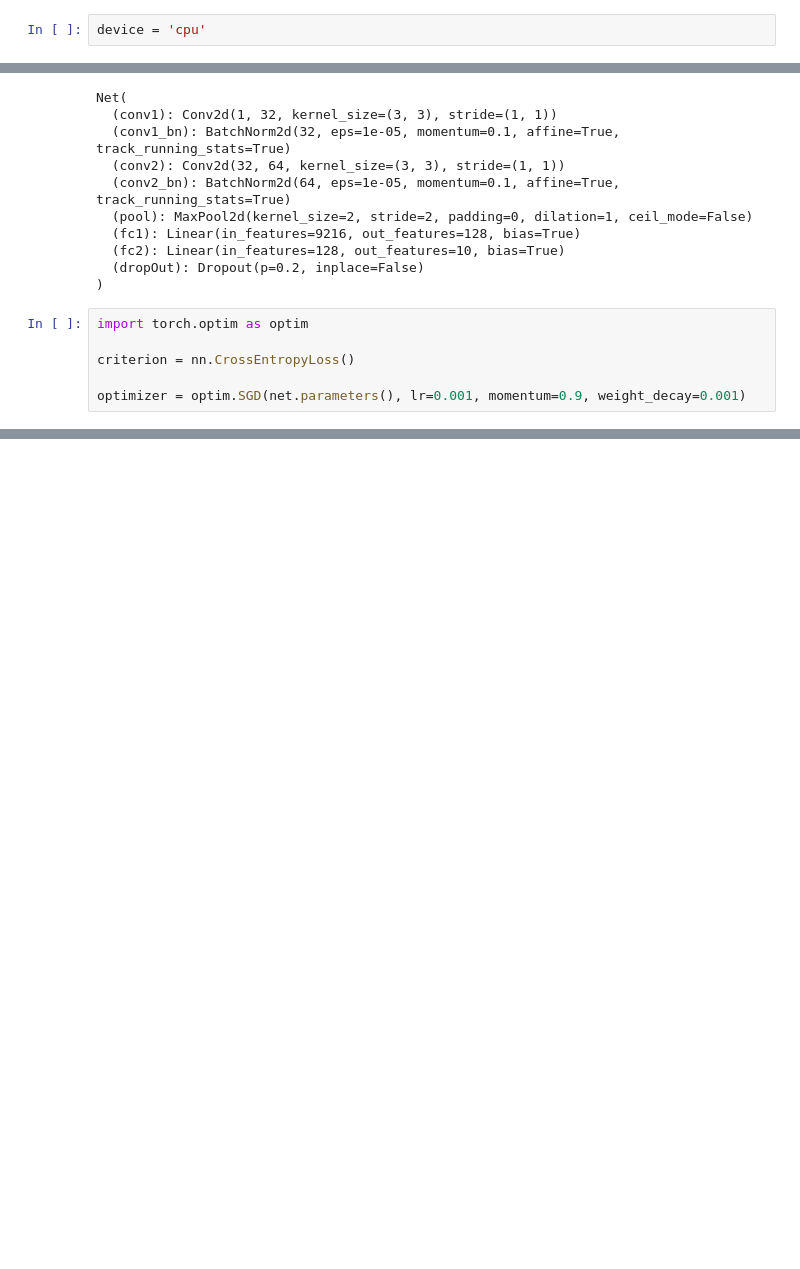
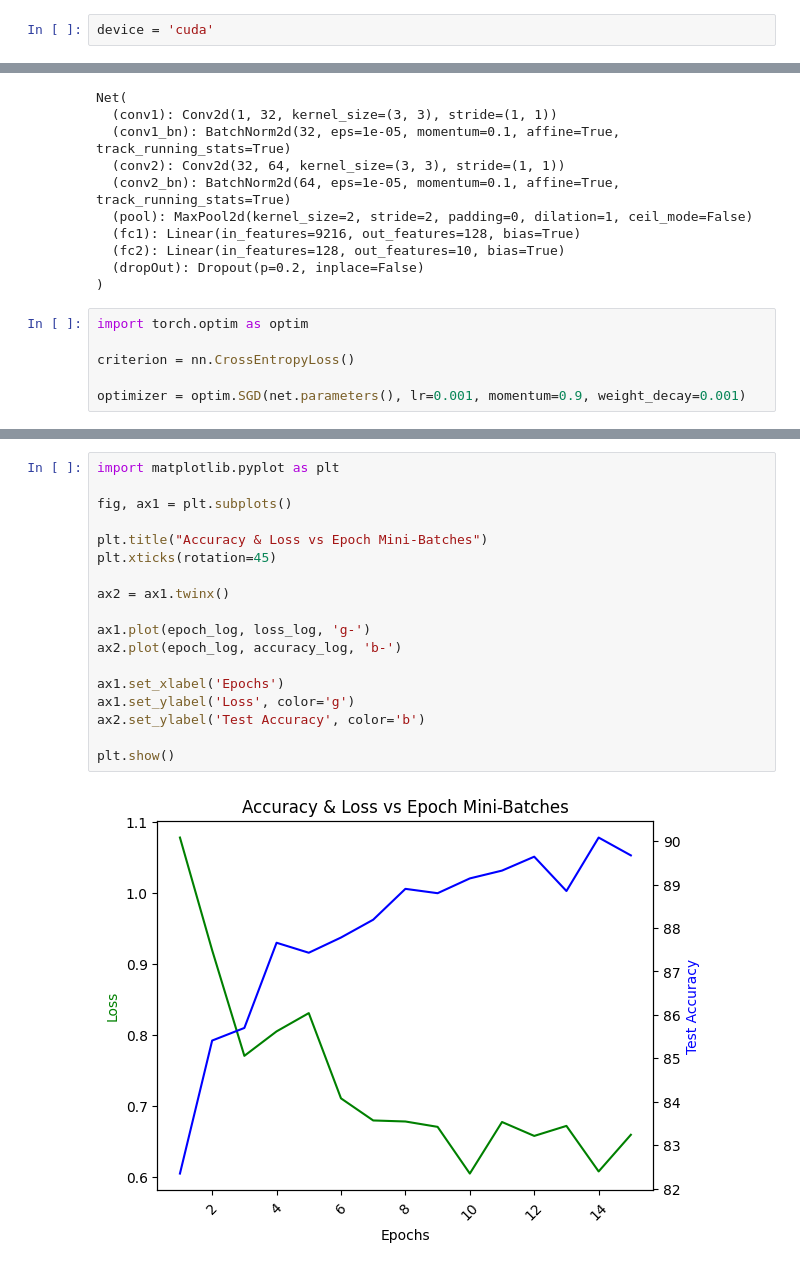
Before and after one commit to alexmacharia/deep_learning_projects, a Jupyter notebook: 8_Pytorch_Fashion_MNIST_2.ipynb, the cells around one changed output, grey strips where cells are left out. Saved outputs shown, nothing was run; the diff lists cells and outputs as text; blank space fills up the shorter version.

```diff
--- a/8_Pytorch_Fashion_MNIST_2.ipynb
+++ b/8_Pytorch_Fashion_MNIST_2.ipynb
@@ -17,5 +17,5 @@ GPU available: False
 # %%
-device = 'cpu'
+device = 'cuda'
 # %%
 data_transforms = {
     'train': transforms.Compose([
@@ -169,0 +203,20 @@ Epoch: 1, Mini-Batches Completed: 100, Loss: 1.565, Test Accuracy = 75.290%
+# %%
+import matplotlib.pyplot as plt
+
+fig, ax1 = plt.subplots()
+
+plt.title("Accuracy & Loss vs Epoch Mini-Batches")
+plt.xticks(rotation=45)
+
+ax2 = ax1.twinx()
+
+ax1.plot(epoch_log, loss_log, 'g-')
+ax2.plot(epoch_log, accuracy_log, 'b-')
+
+ax1.set_xlabel('Epochs')
+ax1.set_ylabel('Loss', color='g')
+ax2.set_ylabel('Test Accuracy', color='b')
+
+plt.show()
+# %% [output]
+[figure, added]
```
Also changed, not shown: parts of 3 cells of this notebook.
